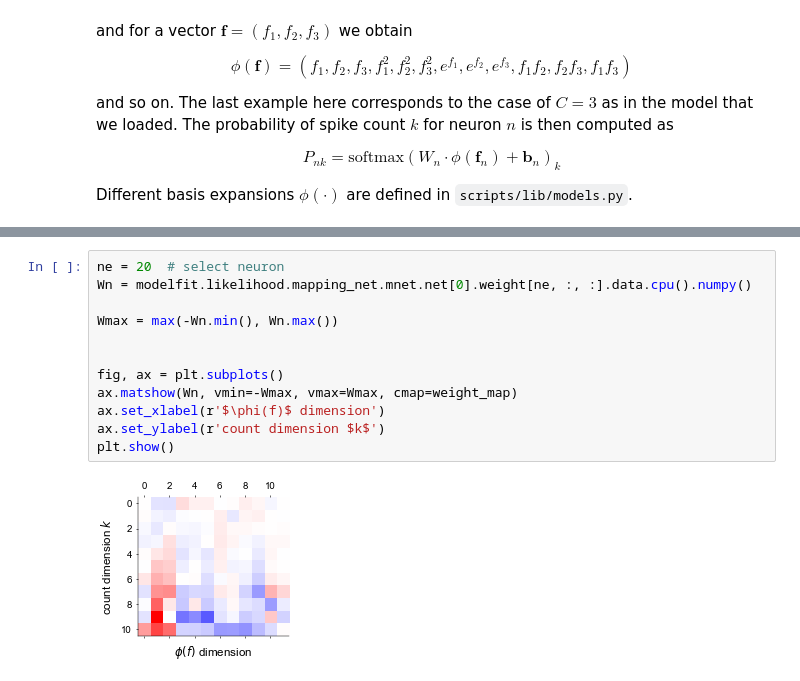
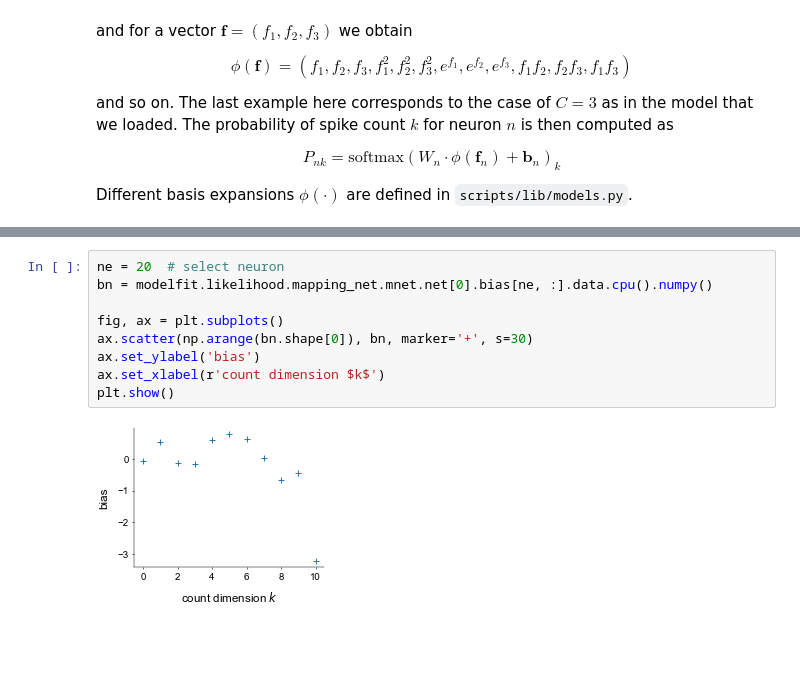
Before and after one commit to davindicode/UCM-interpret, a Jupyter notebook: example/notebook.ipynb, the cells around one changed output, grey strips where cells are left out. Drawn from its saved outputs; the diff is of its cells as text; blank space fills up the shorter version.

```diff
--- a/example/notebook.ipynb
+++ b/example/notebook.ipynb
@@ -378,14 +425,11 @@ print(modelfit.likelihood.mapping_net.mnet.net[0].bias.shape)  # (neuron, count)
 # %%
 ne = 20  # select neuron
-Wn = modelfit.likelihood.mapping_net.mnet.net[0].weight[ne, :, :].data.cpu().numpy()
-
-Wmax = max(-Wn.min(), Wn.max())
-
+bn = modelfit.likelihood.mapping_net.mnet.net[0].bias[ne, :].data.cpu().numpy()
 
 fig, ax = plt.subplots()
-ax.matshow(Wn, vmin=-Wmax, vmax=Wmax, cmap=weight_map)
-ax.set_xlabel(r'$\phi(f)$ dimension')
-ax.set_ylabel(r'count dimension $k$')
+ax.scatter(np.arange(bn.shape[0]), bn, marker='+', s=30)
+ax.set_ylabel('bias')
+ax.set_xlabel(r'count dimension $k$')
 plt.show()
 # %% [output]
-[figure, old version]
+[figure, new version]
```
Also changed, not shown: parts of 10 cells of this notebook.
